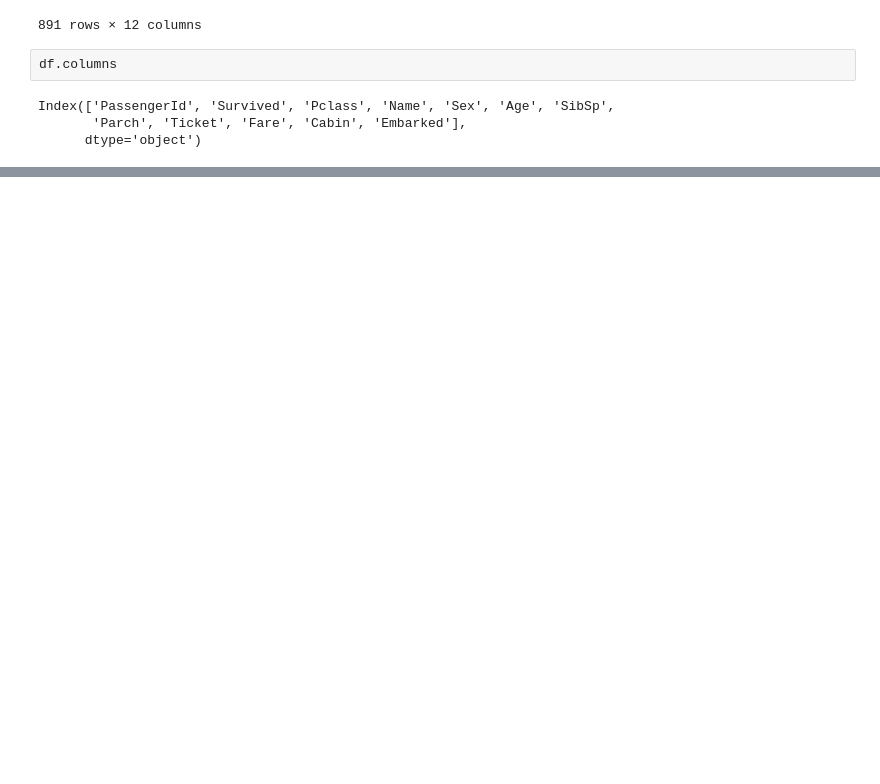
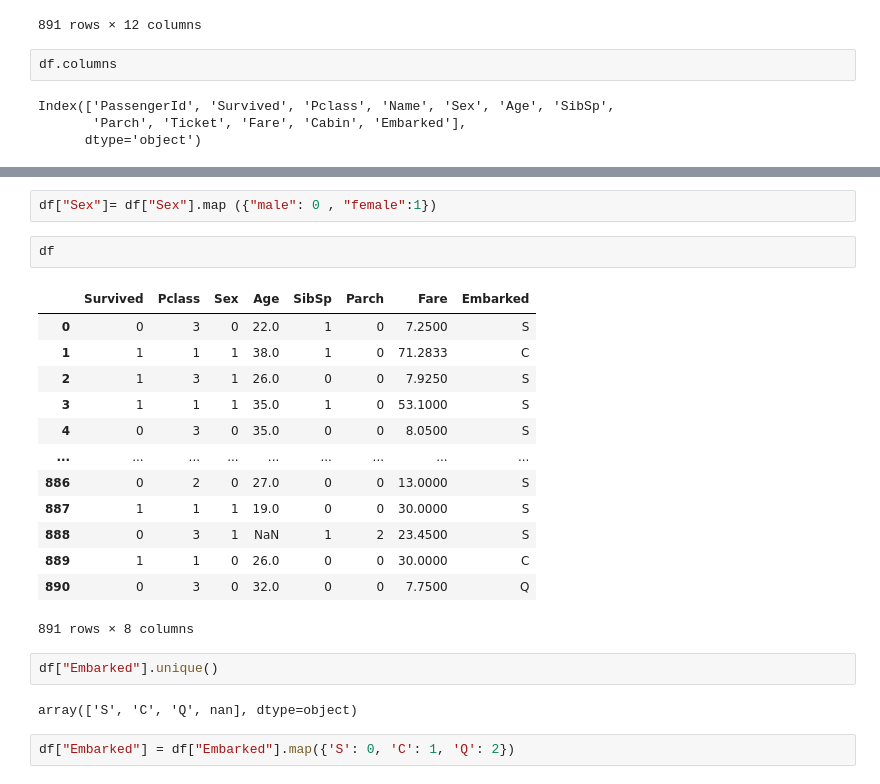
Before and after one commit to qazi-adnan/MACHINE_LEARNING, a Jupyter notebook: 5 logsitic regression/file_2.ipynb, the cells around one changed output, grey strips where cells are left out. Cells and saved outputs as stored; diff of their text form; blank space fills up the shorter version.

```diff
--- a/5 logsitic regression/file_2.ipynb
+++ b/5 logsitic regression/file_2.ipynb
@@ -35,0 +50,24 @@ KeyError: "[('PassengerId', 'Name', 'Ticket', 'Cabin')] not found in axis"
+# %%
+df["Sex"]= df["Sex"].map ({"male": 0 , "female":1})
+# %%
+df
+# %% [output]
+|  | Survived | Pclass | Sex | Age | SibSp | Parch | Fare | Embarked |
+| 0 | 0 | 3 | 0 | 22.0 | 1 | 0 | 7.2500 | S |
+| 1 | 1 | 1 | 1 | 38.0 | 1 | 0 | 71.2833 | C |
+| 2 | 1 | 3 | 1 | 26.0 | 0 | 0 | 7.9250 | S |
+| 3 | 1 | 1 | 1 | 35.0 | 1 | 0 | 53.1000 | S |
+| 4 | 0 | 3 | 0 | 35.0 | 0 | 0 | 8.0500 | S |
+| ... | ... | ... | ... | ... | ... | ... | ... | ... |
+| 886 | 0 | 2 | 0 | 27.0 | 0 | 0 | 13.0000 | S |
+| 887 | 1 | 1 | 1 | 19.0 | 0 | 0 | 30.0000 | S |
+| 888 | 0 | 3 | 1 | NaN | 1 | 2 | 23.4500 | S |
+| 889 | 1 | 1 | 0 | 26.0 | 0 | 0 | 30.0000 | C |
+| 890 | 0 | 3 | 0 | 32.0 | 0 | 0 | 7.7500 | Q |
+891 rows × 8 columns
+# %%
+df["Embarked"].unique()
+# %% [output]
+array(['S', 'C', 'Q', nan], dtype=object)
+# %%
+df["Embarked"] = df["Embarked"].map({'S': 0, 'C': 1, 'Q': 2})
```
Also changed, not shown: parts of 20 cells of this notebook, 1 other file.
